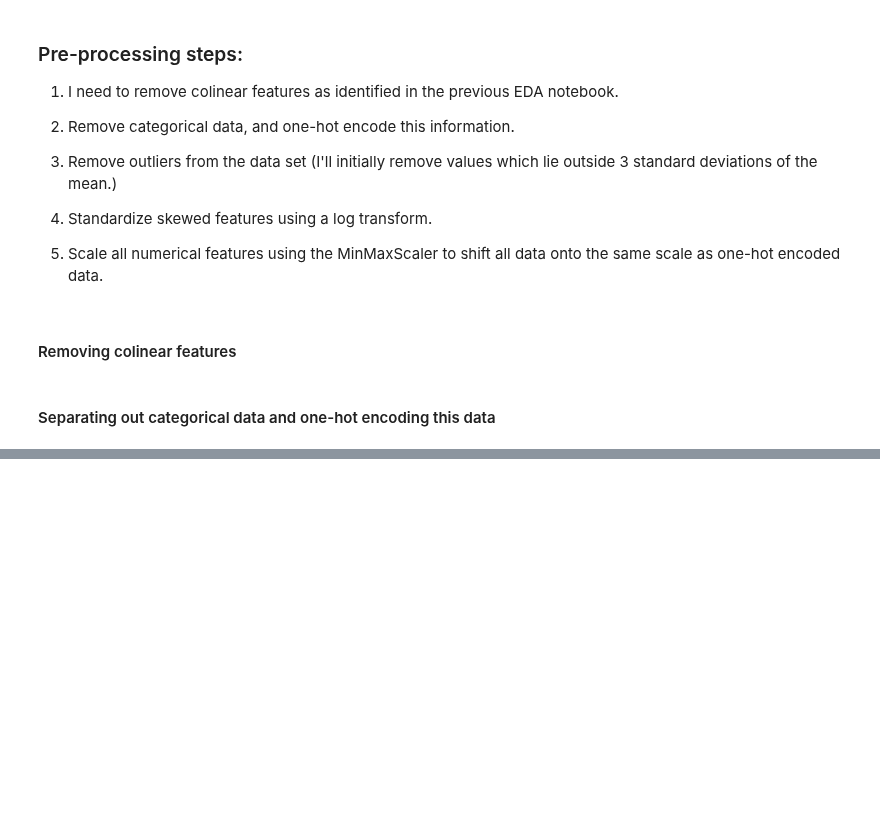
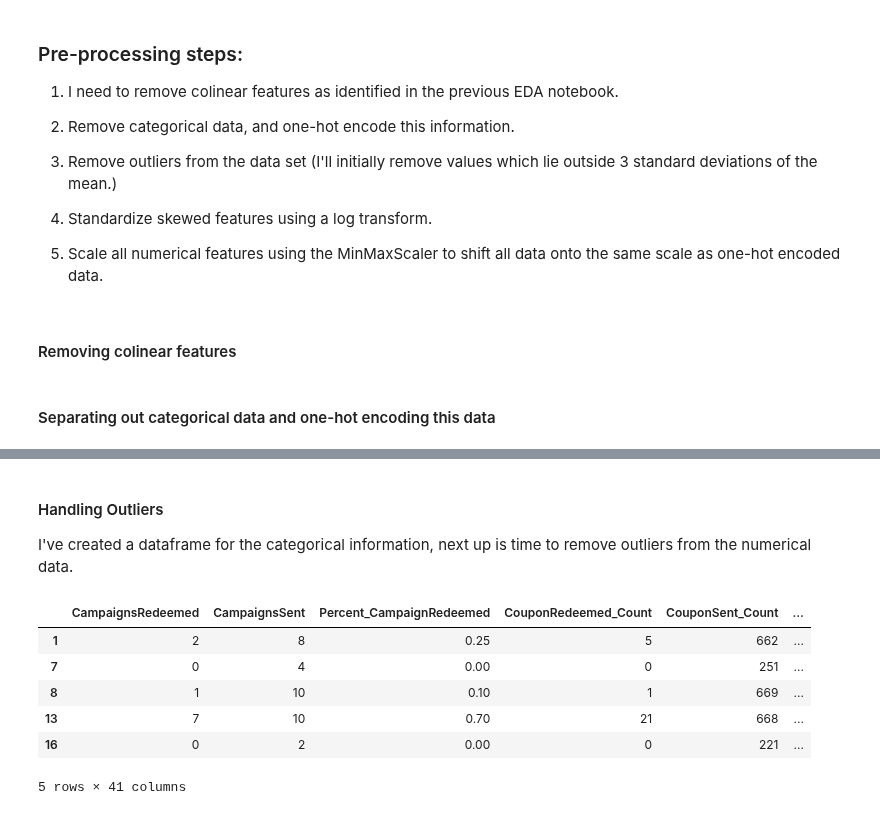
Before and after one commit to NickD-Dean/Springboard, a Jupyter notebook: Capstone Project 3/Code/05 - Customer Segmentation Pre-processing and Training.ipynb, the cells around one changed output, grey strips where cells are left out. Drawn from its saved outputs; the diff is of its cells as text; code cells hidden in the pictures; blank space fills up the shorter version.

```diff
--- a/Capstone Project 3/Code/05 - Customer Segmentation Pre-processing and Training.ipynb
+++ b/Capstone Project 3/Code/05 - Customer Segmentation Pre-processing and Training.ipynb
@@ -91,0 +161,15 @@ cat
+# %% [markdown]
+#### Handling Outliers
+
+I've created a dataframe for the categorical information, next up is time to remove outliers from the numerical data.
+# %%
+num = data.select_dtypes(include = np.number)
+num.head()
+# %% [output]
+|  | CampaignsRedeemed | CampaignsSent | Percent_CampaignRedeemed | CouponRedeemed_Count | CouponSent_Count | ... |
+| 1 | 2 | 8 | 0.25 | 5 | 662 | ... |
+| 7 | 0 | 4 | 0.00 | 0 | 251 | ... |
+| 8 | 1 | 10 | 0.10 | 1 | 669 | ... |
+| 13 | 7 | 10 | 0.70 | 21 | 668 | ... |
+| 16 | 0 | 2 | 0.00 | 0 | 221 | ... |
+5 rows × 41 columns
```
Also changed, not shown: parts of 10 cells of this notebook, 2 other files.
